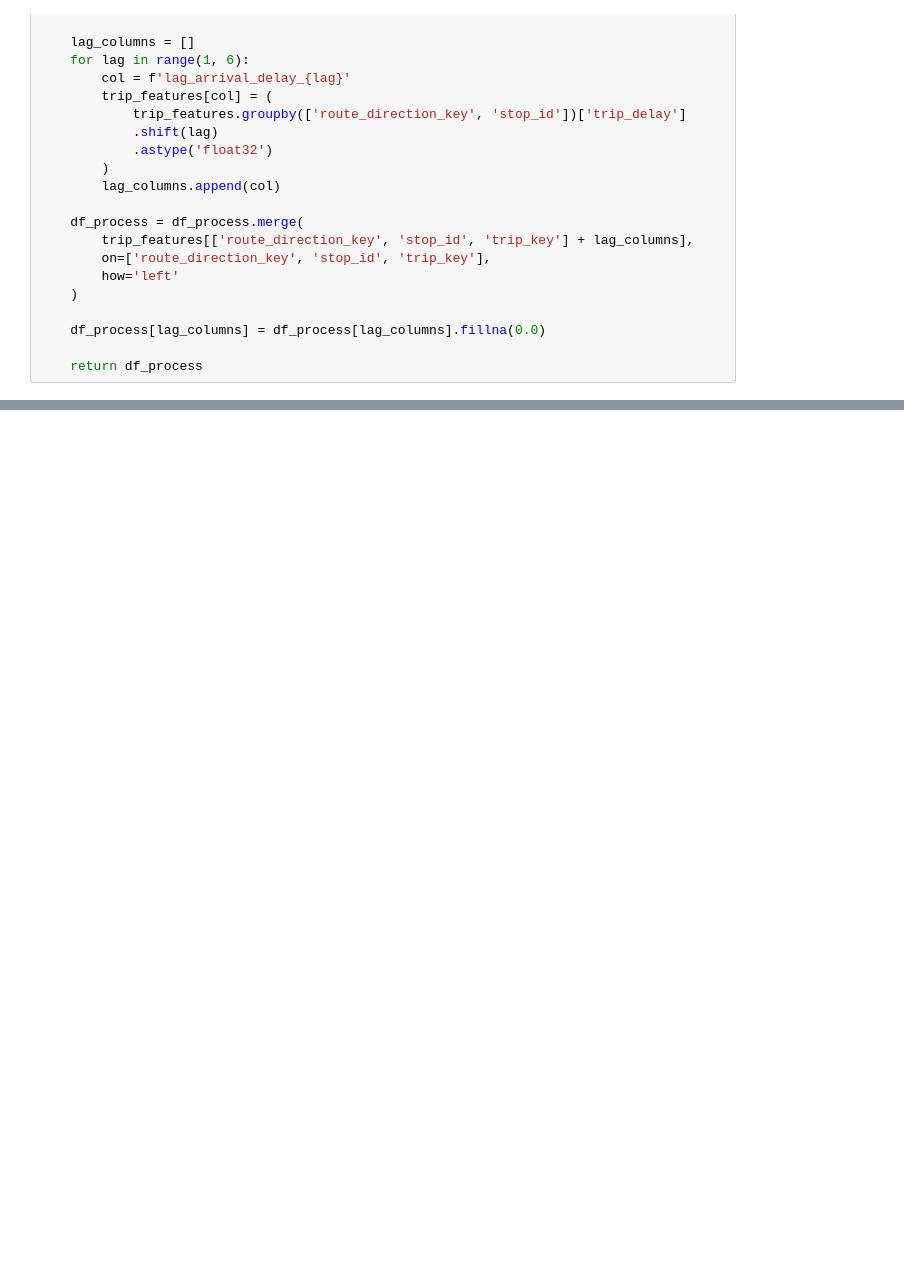
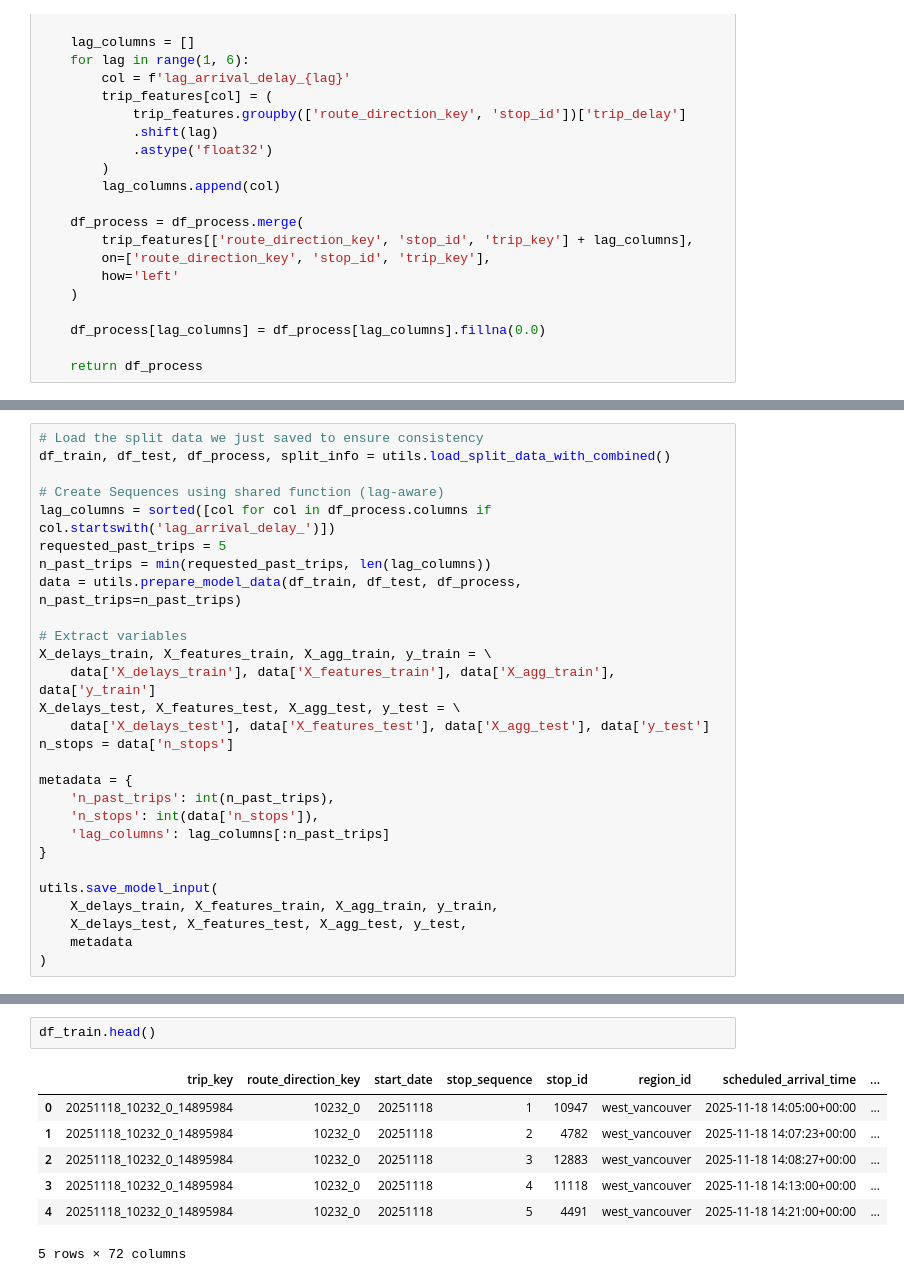
Before and after one commit to tyoshilab/bus-delay-predictor-ml, a Jupyter notebook: notebook/02_process_data.ipynb, the cells around one changed output, grey strips where cells are left out. Cells and saved outputs as stored; diff of their text form; blank space fills up the shorter version.

Commit message:
update process phase

```diff
--- a/notebook/02_process_data.ipynb
+++ b/notebook/02_process_data.ipynb
@@ -243,0 +262,28 @@ save_split_data(
+# %%
+# Load the split data we just saved to ensure consistency
+df_train, df_test, df_process, split_info = utils.load_split_data_with_combined()
+
+# Create Sequences using shared function (lag-aware)
+lag_columns = sorted([col for col in df_process.columns if col.startswith('lag_arrival_delay_')])
+requested_past_trips = 5
+n_past_trips = min(requested_past_trips, len(lag_columns))
+data = utils.prepare_model_data(df_train, df_test, df_process, n_past_trips=n_past_trips)
+
+# Extract variables
+X_delays_train, X_features_train, X_agg_train, y_train = \
+    data['X_delays_train'], data['X_features_train'], data['X_agg_train'], data['y_train']
+X_delays_test, X_features_test, X_agg_test, y_test = \
+    data['X_delays_test'], data['X_features_test'], data['X_agg_test'], data['y_test']
+n_stops = data['n_stops']
+
+metadata = {
+    'n_past_trips': int(n_past_trips),
+    'n_stops': int(data['n_stops']),
+    'lag_columns': lag_columns[:n_past_trips]
+}
+
+utils.save_model_input(
+    X_delays_train, X_features_train, X_agg_train, y_train,
+    X_delays_test, X_features_test, X_agg_test, y_test,
+    metadata
+)
@@ -243,0 +308,10 @@ save_split_data(
+# %%
+df_train.head()
+# %% [output]
+|  | trip_key | route_direction_key | start_date | stop_sequence | stop_id | region_id | scheduled_arrival_time | ... |
+| 0 | 20251118_10232_0_14895984 | 10232_0 | 20251118 | 1 | 10947 | west_vancouver | 2025-11-18 14:05:00+00:00 | ... |
+| 1 | 20251118_10232_0_14895984 | 10232_0 | 20251118 | 2 | 4782 | west_vancouver | 2025-11-18 14:07:23+00:00 | ... |
+| 2 | 20251118_10232_0_14895984 | 10232_0 | 20251118 | 3 | 12883 | west_vancouver | 2025-11-18 14:08:27+00:00 | ... |
+| 3 | 20251118_10232_0_14895984 | 10232_0 | 20251118 | 4 | 11118 | west_vancouver | 2025-11-18 14:13:00+00:00 | ... |
+| 4 | 20251118_10232_0_14895984 | 10232_0 | 20251118 | 5 | 4491 | west_vancouver | 2025-11-18 14:21:00+00:00 | ... |
+5 rows × 72 columns
```
Also changed, not shown: parts of 7 cells of this notebook, 3 other files.
